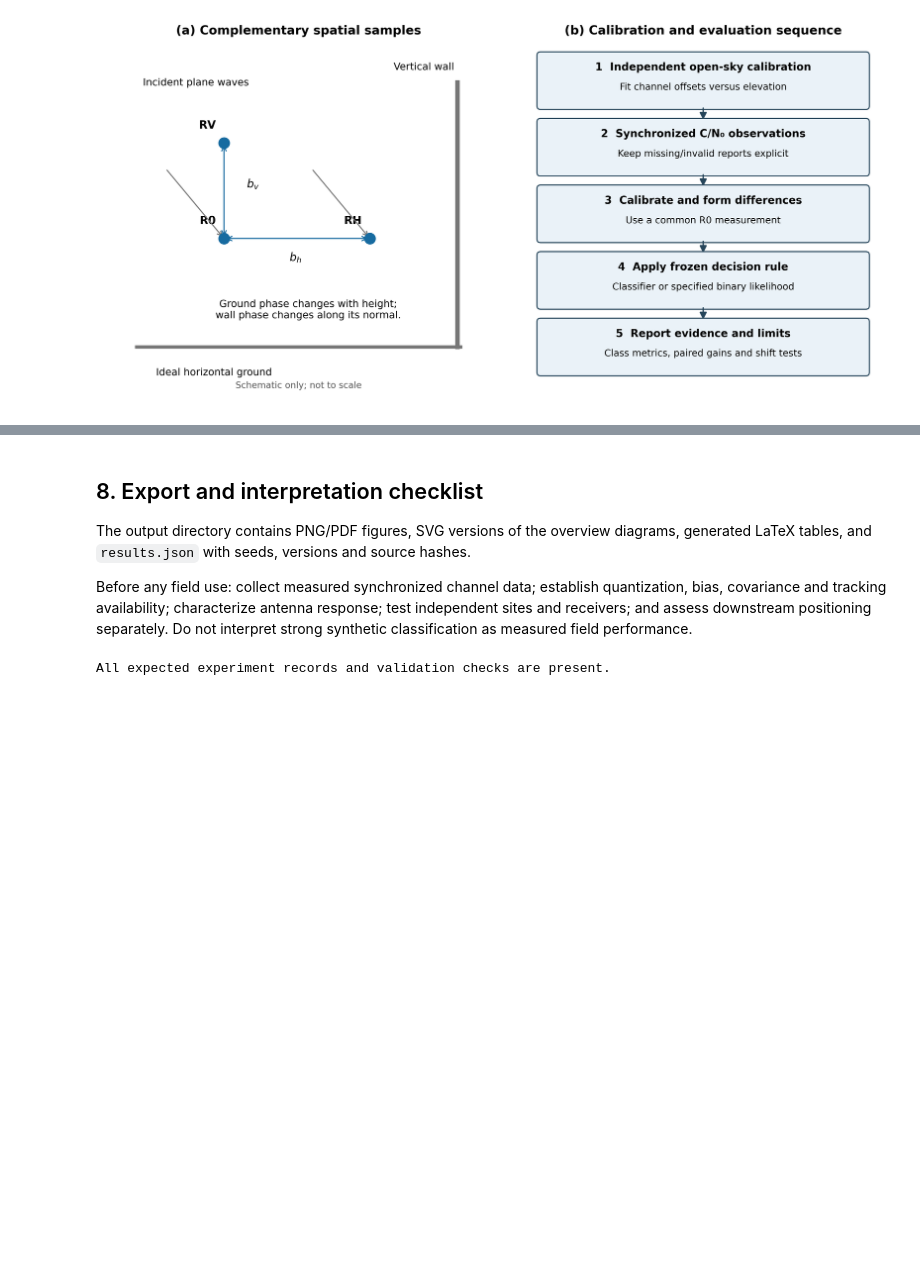
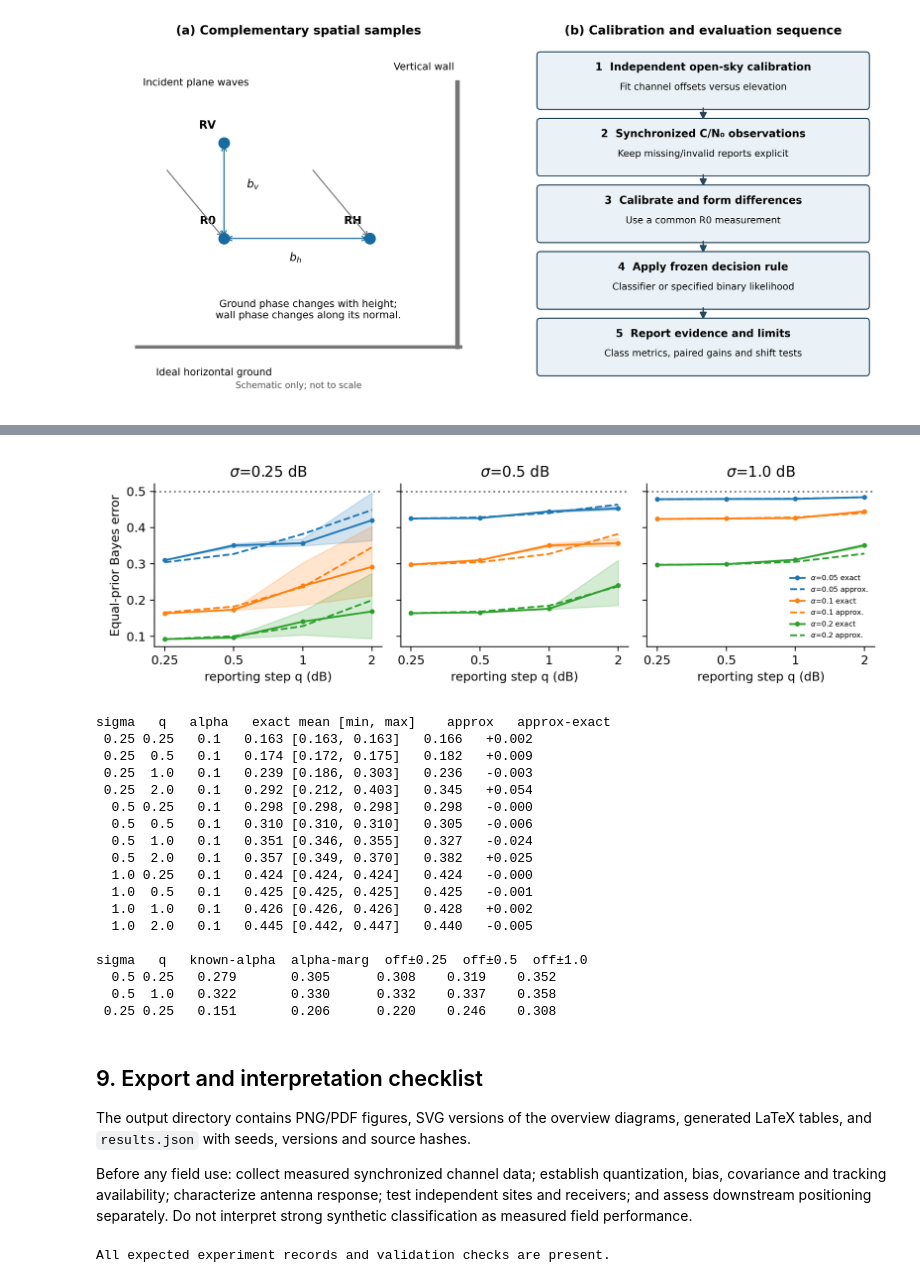
Before and after one commit to hamamh66/cn0-interference-sampling, a Jupyter notebook: notebooks/cn0_difference_detectability.ipynb, the cells around one changed output, grey strips where cells are left out. Saved outputs shown, nothing was run; the diff lists cells and outputs as text; code cells hidden in the pictures; blank space fills up the shorter version.

Commit message:
v1.1.0: E6 exact vs approximate reporting model (origin sweep); E7 nuisance-marginalized Bayes error; tests

```diff
--- a/notebooks/cn0_difference_detectability.ipynb
+++ b/notebooks/cn0_difference_detectability.ipynb
@@ -165,5 +168,35 @@ Layout ranks: {'horizontal_pair': 1, 'oblique_pair': 1, 'horizontal_vertical': 2
+# %%
+display(Image(filename=str(OUTPUT_DIR / "figures" / "fig_quant_approx.png"), width=900))
+print("sigma   q   alpha   exact mean [min, max]    approx   approx-exact")
+for r in results["E6"]:
+    if r["alpha"] == 0.1:
+        print(f'{r["sigma"]:5}{r["q"]:5}{r["alpha"]:6}   {r["exact_mean"]:.3f} [{r["exact_min"]:.3f}, {r["exact_max"]:.3f}]   {r["approx"]:.3f}   {r["approx"]-r["exact_mean"]:+.3f}')
+print()
+print("sigma   q   known-alpha  alpha-marg  off±0.25  off±0.5  off±1.0")
+for r in results["E7"]:
+    print(f'{r["sigma"]:5}{r["q"]:5}   {r["known_alpha_mean"]:.3f}       {r["alpha_marginalized"]:.3f}      {r["offset_pm0.25"]:.3f}    {r["offset_pm0.5"]:.3f}    {r["offset_pm1.0"]:.3f}')
+# %% [output]
+[figure, added]
+sigma   q   alpha   exact mean [min, max]    approx   approx-exact
+ 0.25 0.25   0.1   0.163 [0.163, 0.163]   0.166   +0.002
+ 0.25  0.5   0.1   0.174 [0.172, 0.175]   0.182   +0.009
+ 0.25  1.0   0.1   0.239 [0.186, 0.303]   0.236   -0.003
+ 0.25  2.0   0.1   0.292 [0.212, 0.403]   0.345   +0.054
+  0.5 0.25   0.1   0.298 [0.298, 0.298]   0.298   -0.000
+  0.5  0.5   0.1   0.310 [0.310, 0.310]   0.305   -0.006
+  0.5  1.0   0.1   0.351 [0.346, 0.355]   0.327   -0.024
+  0.5  2.0   0.1   0.357 [0.349, 0.370]   0.382   +0.025
+  1.0 0.25   0.1   0.424 [0.424, 0.424]   0.424   -0.000
+  1.0  0.5   0.1   0.425 [0.425, 0.425]   0.425   -0.001
+  1.0  1.0   0.1   0.426 [0.426, 0.426]   0.428   +0.002
+  1.0  2.0   0.1   0.445 [0.442, 0.447]   0.440   -0.005
+
+sigma   q   known-alpha  alpha-marg  off±0.25  off±0.5  off±1.0
+  0.5 0.25   0.279       0.305      0.308    0.319    0.352
+  0.5  1.0   0.322       0.330      0.332    0.337    0.358
+ 0.25 0.25   0.151       0.206      0.220    0.246    0.308
 # %% [markdown]
-## 8. Export and interpretation checklist
+## 9. Export and interpretation checklist
 The output directory contains PNG/PDF figures, SVG versions of the overview diagrams, generated LaTeX tables, and `results.json` with seeds, versions and source hashes.
 
 Before any field use: collect measured synchronized channel data; establish quantization, bias, covariance and tracking availability; characterize antenna response; test independent sites and receivers; and assess downstream positioning separately. Do not interpret strong synthetic classification as measured field performance.
```
Also changed, not shown: parts of 5 cells of this notebook, 18 other files.
